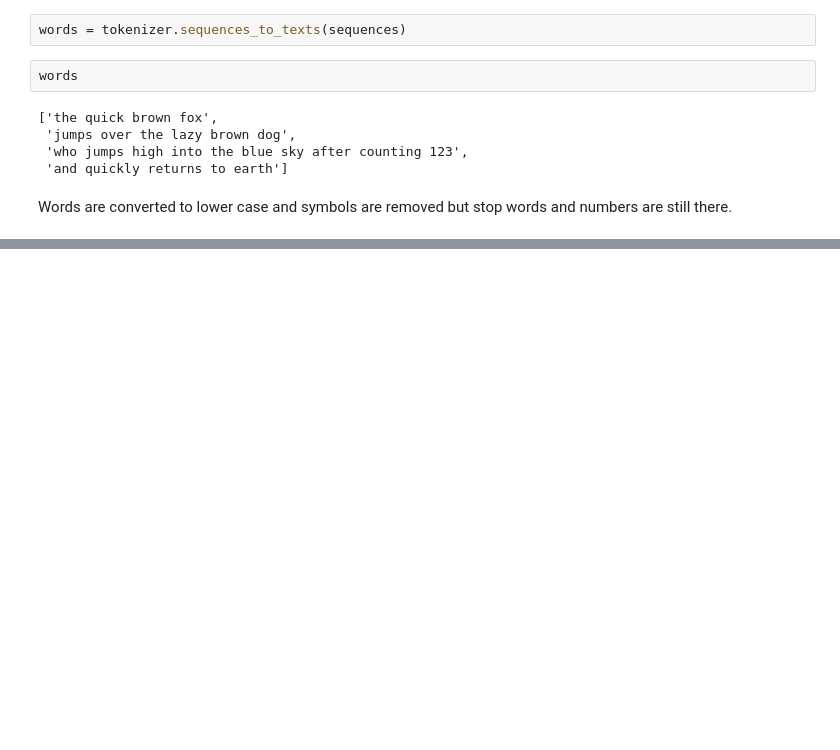
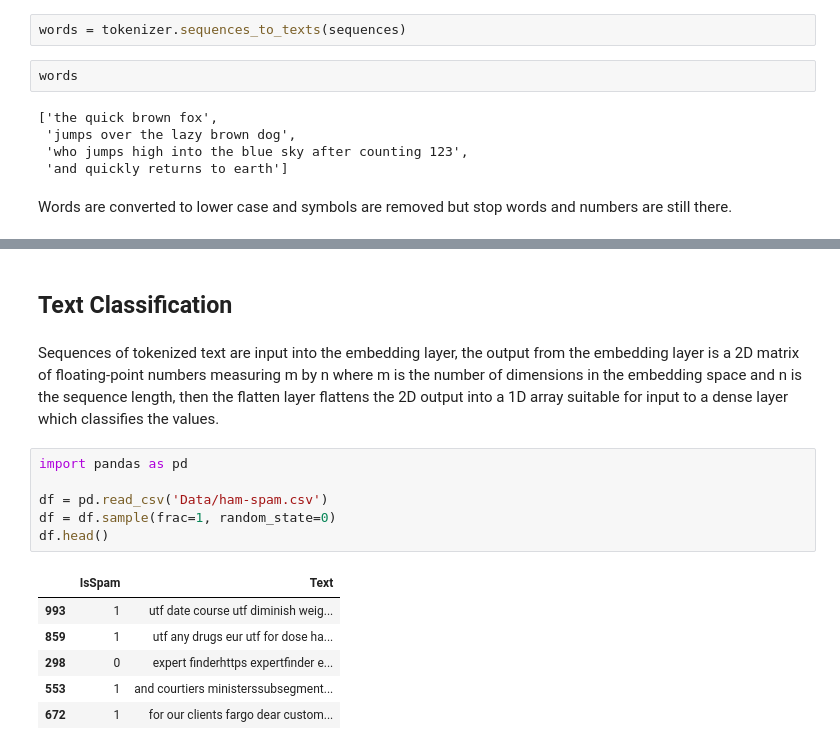
Before and after one commit to bolicnikola/Applied-Machine-Learning-And-AI, a Jupyter notebook: Natural_Language_Processing.ipynb, the cells around one changed output, grey strips where cells are left out. Cells and saved outputs as stored; diff of their text form; blank space fills up the shorter version.

```diff
--- a/Natural_Language_Processing.ipynb
+++ b/Natural_Language_Processing.ipynb
@@ -69,0 +126,17 @@ ModuleNotFoundError: No module named 'nltk'
+# %% [markdown]
+## Text Classification
+# %% [markdown]
+Sequences of tokenized text are input into the embedding layer, the output from the embedding layer is a 2D matrix of floating-point numbers measuring m by n where m is the number of dimensions in the embedding space and n is the sequence length, then the flatten layer flattens the 2D output into a 1D array suitable for input to a dense layer which classifies the values.
+# %%
+import pandas as pd
+
+df = pd.read_csv('Data/ham-spam.csv')
+df = df.sample(frac=1, random_state=0)
+df.head()
+# %% [output]
+|  | IsSpam | Text |
+| 993 | 1 | utf date course utf diminish weig... |
+| 859 | 1 | utf any drugs eur utf for dose ha... |
+| 298 | 0 | expert finderhttps expertfinder e... |
+| 553 | 1 | and courtiers ministerssubsegment... |
+| 672 | 1 | for our clients fargo dear custom... |
```
Also changed, not shown: parts of 18 cells of this notebook.
